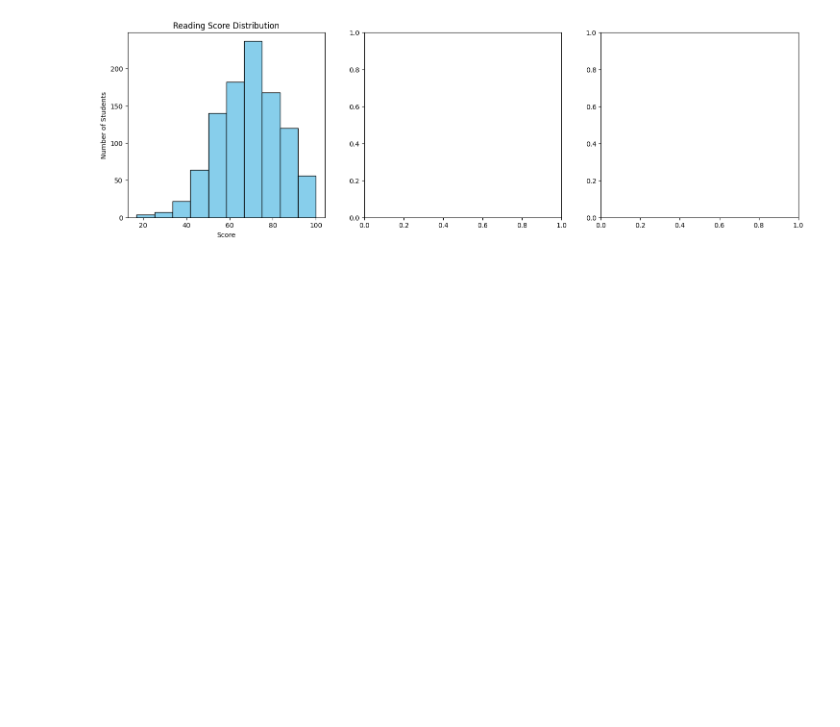
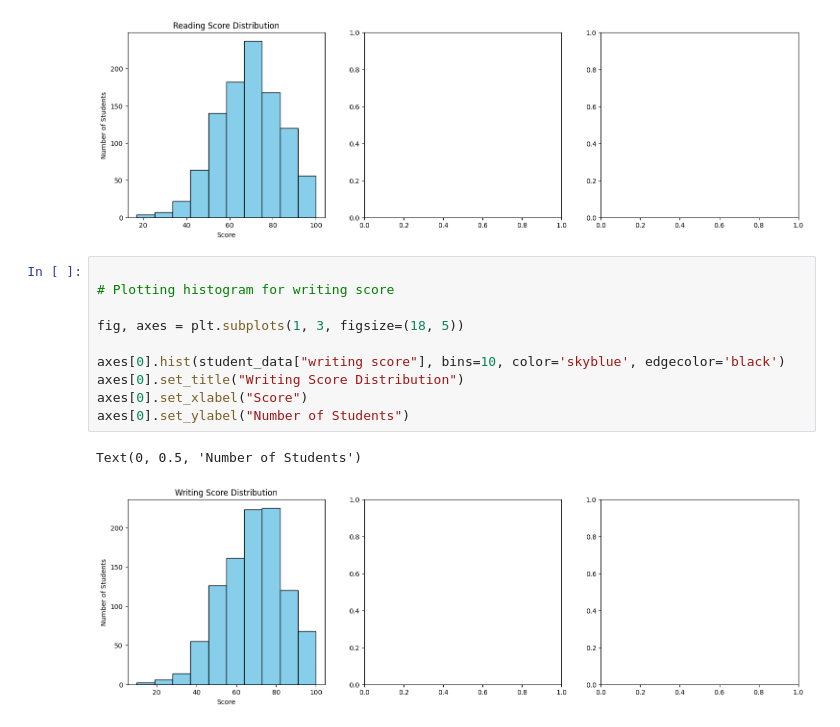
Before and after one commit to wisdomnotai/data-science-project-eda, a Jupyter notebook: analysis.ipynb, the cells around one changed output. Drawn from its saved outputs; the diff is of its cells as text; blank space fills up the shorter version.

Commit message:
plotting a writing score distibution histogram

```diff
--- a/analysis.ipynb
+++ b/analysis.ipynb
@@ -271,3 +271,16 @@ axes[0].set_ylabel("Number of Students")
 # %% [output]
 Text(0, 0.5, 'Number of Students')
 [figure]
+# %%
+
+# Plotting histogram for writing score
+
+fig, axes = plt.subplots(1, 3, figsize=(18, 5))
+
+axes[0].hist(student_data["writing score"], bins=10, color='skyblue', edgecolor='black')
+axes[0].set_title("Writing Score Distribution")
+axes[0].set_xlabel("Score")
+axes[0].set_ylabel("Number of Students")
+# %% [output]
+Text(0, 0.5, 'Number of Students')
+[figure, added]
```
